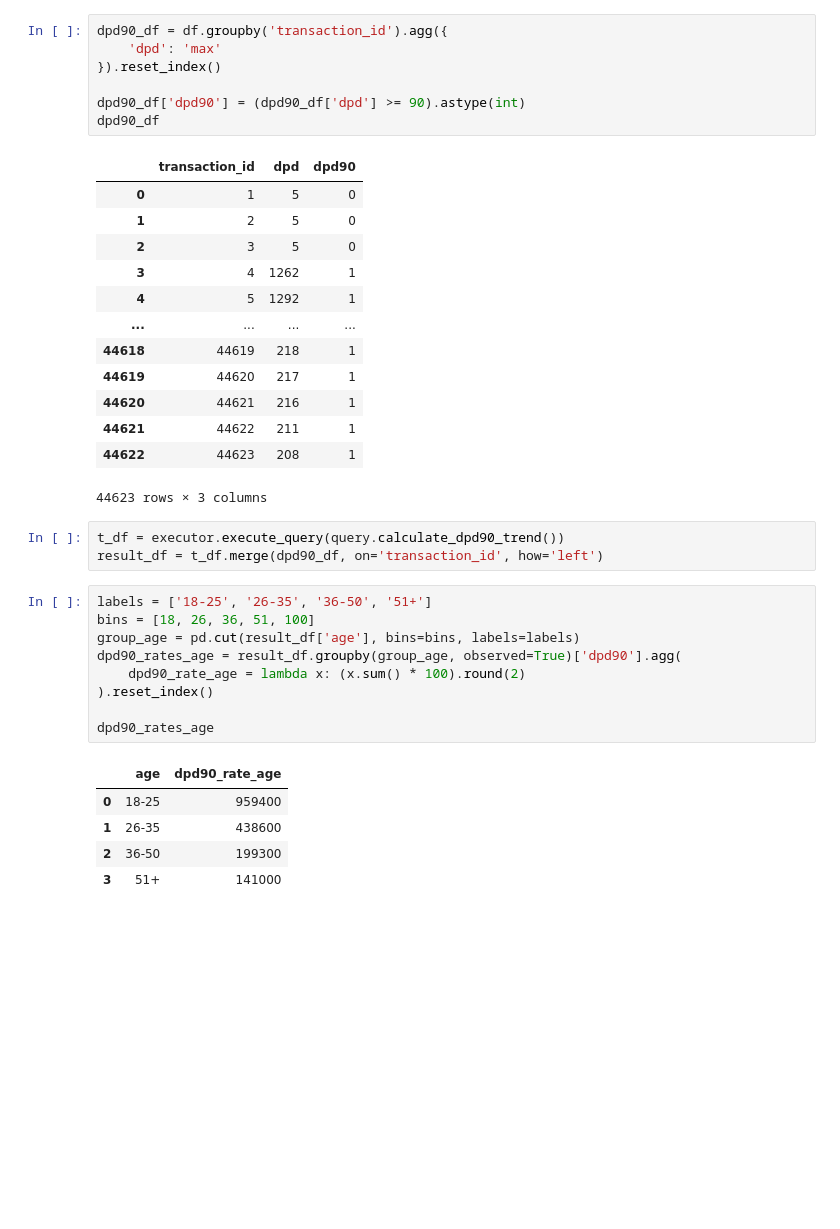
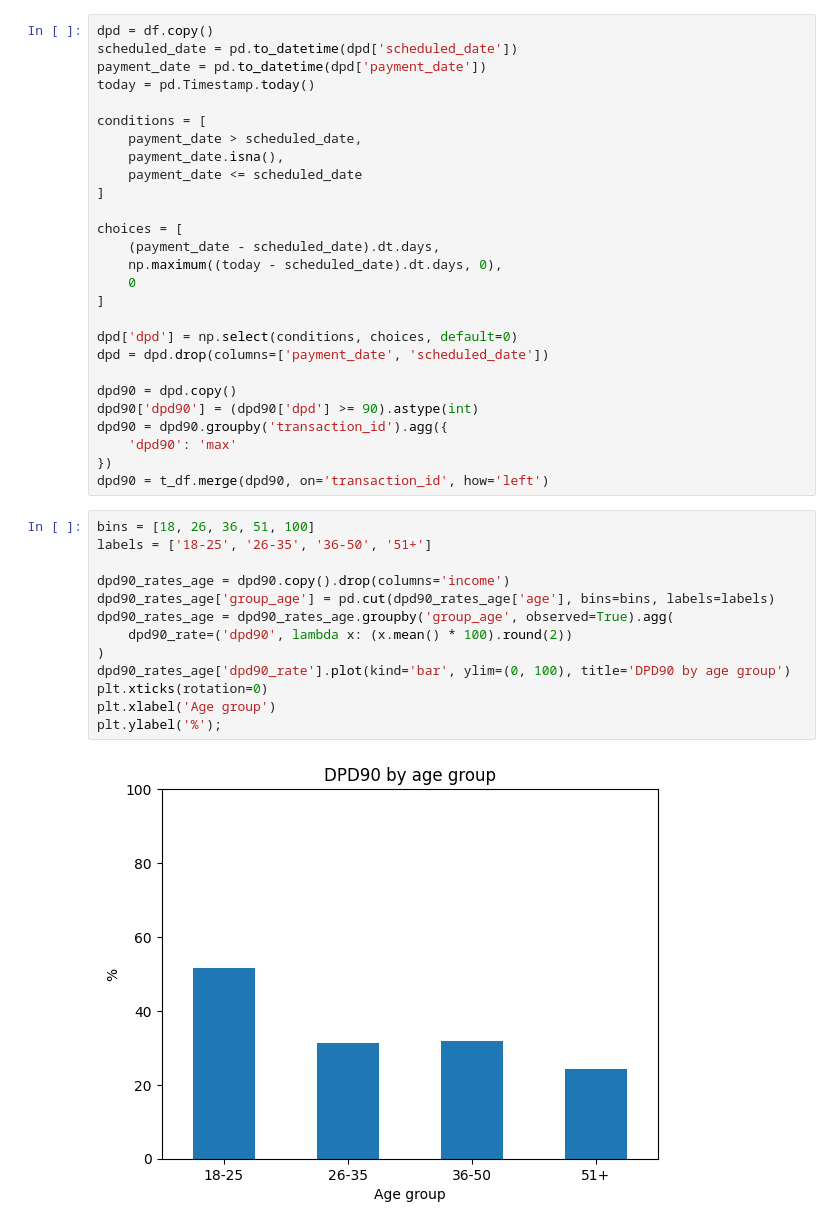
Before and after one commit to karciszuk/vbassigment, a Jupyter notebook: notebooks/payment.ipynb, the cells around one changed output. Saved outputs shown, nothing was run; the diff lists cells and outputs as text; blank space fills up the shorter version.

```diff
--- a/notebooks/payment.ipynb
+++ b/notebooks/payment.ipynb
@@ -25,42 +11,45 @@ df
-# %%
-dpd90_df = df.groupby('transaction_id').agg({
-    'dpd': 'max'
-}).reset_index()
-
-dpd90_df['dpd90'] = (dpd90_df['dpd'] >= 90).astype(int)
-dpd90_df
-# %% [output]
-|  | transaction_id | dpd | dpd90 |
-| 0 | 1 | 5 | 0 |
-| 1 | 2 | 5 | 0 |
-| 2 | 3 | 5 | 0 |
-| 3 | 4 | 1262 | 1 |
-| 4 | 5 | 1292 | 1 |
-| ... | ... | ... | ... |
-| 44618 | 44619 | 218 | 1 |
-| 44619 | 44620 | 217 | 1 |
-| 44620 | 44621 | 216 | 1 |
-| 44621 | 44622 | 211 | 1 |
-| 44622 | 44623 | 208 | 1 |
-44623 rows × 3 columns
-# %%
-t_df = executor.execute_query(query.calculate_dpd90_trend())
-result_df = t_df.merge(dpd90_df, on='transaction_id', how='left')
+# %%
+dpd = df.copy()
+scheduled_date = pd.to_datetime(dpd['scheduled_date'])
+payment_date = pd.to_datetime(dpd['payment_date'])
+today = pd.Timestamp.today()
+
+conditions = [
+    payment_date > scheduled_date,
+    payment_date.isna(),
+    payment_date <= scheduled_date
+]
+
+choices = [
+    (payment_date - scheduled_date).dt.days,
+    np.maximum((today - scheduled_date).dt.days, 0),
+    0
+]
+
+dpd['dpd'] = np.select(conditions, choices, default=0)
+dpd = dpd.drop(columns=['payment_date', 'scheduled_date'])
+
+dpd90 = dpd.copy()
+dpd90['dpd90'] = (dpd90['dpd'] >= 90).astype(int)
+dpd90 = dpd90.groupby('transaction_id').agg({
+    'dpd90': 'max'
+})
+dpd90 = t_df.merge(dpd90, on='transaction_id', how='left')
 # %%
+bins = [18, 26, 36, 51, 100]
 labels = ['18-25', '26-35', '36-50', '51+']
-bins = [18, 26, 36, 51, 100]
-group_age = pd.cut(result_df['age'], bins=bins, labels=labels)
-dpd90_rates_age = result_df.groupby(group_age, observed=True)['dpd90'].agg(
-    dpd90_rate_age = lambda x: (x.sum() * 100).round(2)
-).reset_index()
 
-dpd90_rates_age
+dpd90_rates_age = dpd90.copy().drop(columns='income')
+dpd90_rates_age['group_age'] = pd.cut(dpd90_rates_age['age'], bins=bins, labels=labels)
+dpd90_rates_age = dpd90_rates_age.groupby('group_age', observed=True).agg(
+    dpd90_rate=('dpd90', lambda x: (x.mean() * 100).round(2))
+)
+dpd90_rates_age['dpd90_rate'].plot(kind='bar', ylim=(0, 100), title='DPD90 by age group')
+plt.xticks(rotation=0)
+plt.xlabel('Age group')
+plt.ylabel('%');
 # %% [output]
-|  | age | dpd90_rate_age |
-| 0 | 18-25 | 959400 |
-| 1 | 26-35 | 438600 |
-| 2 | 36-50 | 199300 |
-| 3 | 51+ | 141000 |
+[figure, added]
 # %%
 bins = [0, 15000, 30000, 60000, float('inf')]
 labels = ['0-15k', '15k-30k', '30k-60k', '60k+']
```
Also changed, not shown: parts of 3 cells of this notebook, 2 other files.
